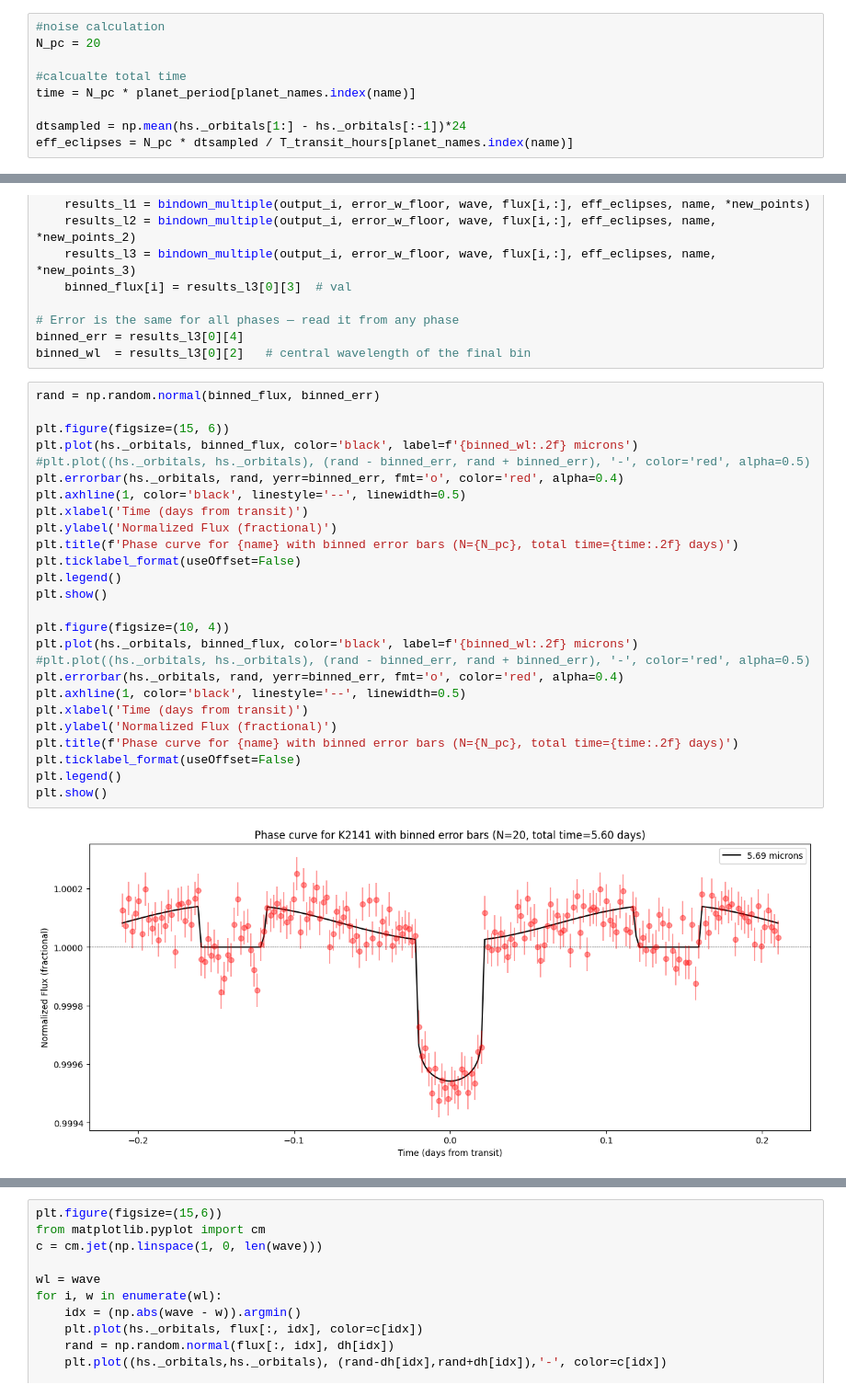
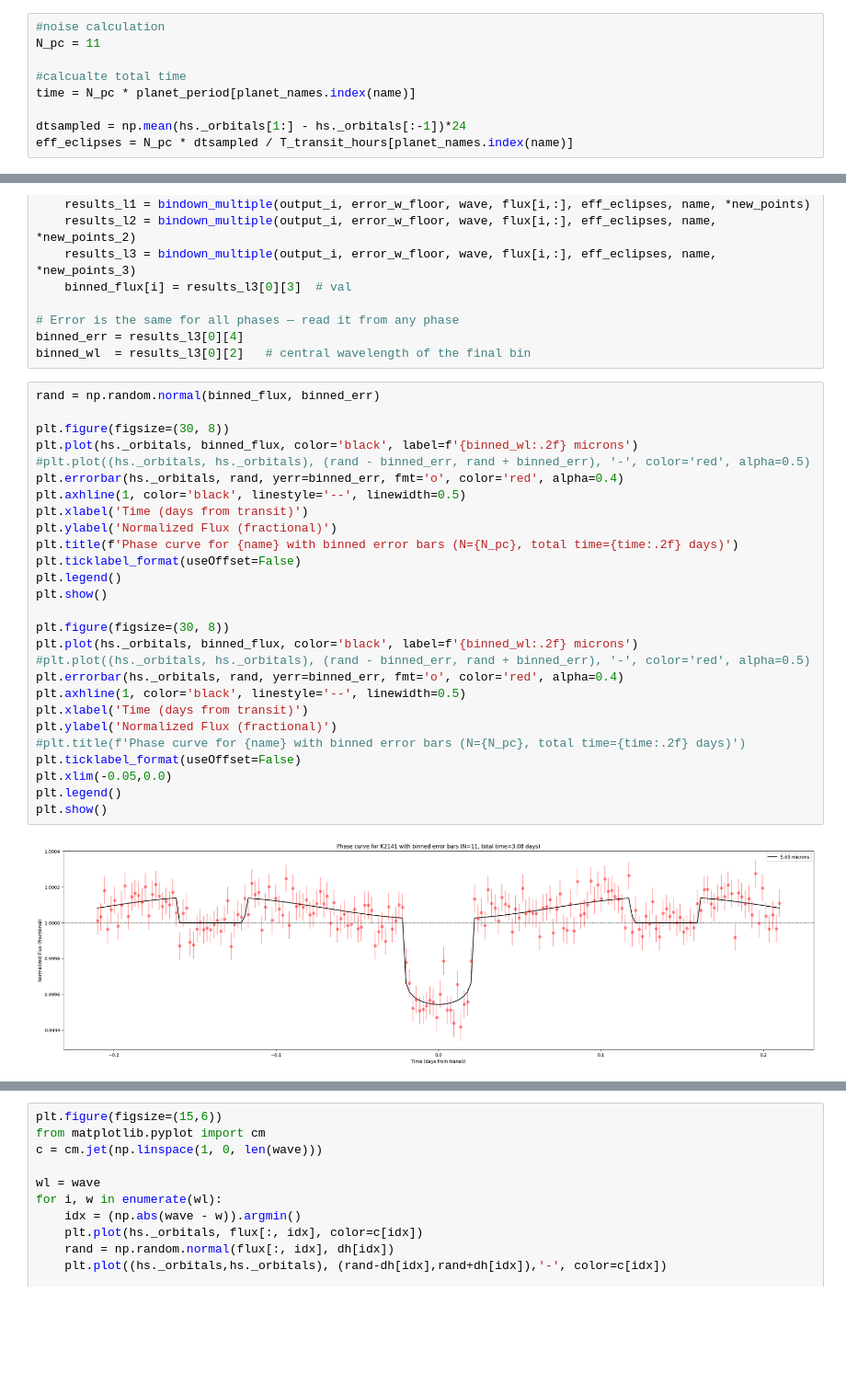
Before and after one commit to lorlo9999/MasterThesis, a Jupyter notebook: phase_curve.ipynb, the cells around one changed output, grey strips where cells are left out. Shown at 92% size. Cells and saved outputs as stored; diff of their text form; blank space fills up the shorter version.

Commit message:
FULLY working phase curve modeling

```diff
--- a/phase_curve.ipynb
+++ b/phase_curve.ipynb
@@ -329,7 +329,7 @@ new_point12 = (6.38, 0.418, 6.814, 0.447)
 new_points = [new_point9, new_point10, new_point11, new_point12]
 # %%
 #noise calculation
-N_pc = 20
+N_pc = 11
 
 #calcualte total time
 time = N_pc * planet_period[planet_names.index(name)]
@@ -352,28 +352,29 @@ binned_wl  = results_l3[0][2]   # central wavelength of the final bin
 # %%
 rand = np.random.normal(binned_flux, binned_err)
 
-plt.figure(figsize=(15, 6))
+plt.figure(figsize=(30, 8))
 plt.plot(hs._orbitals, binned_flux, color='black', label=f'{binned_wl:.2f} microns')
 #plt.plot((hs._orbitals, hs._orbitals), (rand - binned_err, rand + binned_err), '-', color='red', alpha=0.5)
 plt.errorbar(hs._orbitals, rand, yerr=binned_err, fmt='o', color='red', alpha=0.4)
 plt.axhline(1, color='black', linestyle='--', linewidth=0.5)
 plt.xlabel('Time (days from transit)')
 plt.ylabel('Normalized Flux (fractional)')
 plt.title(f'Phase curve for {name} with binned error bars (N={N_pc}, total time={time:.2f} days)')
 plt.ticklabel_format(useOffset=False)
 plt.legend()
 plt.show()
 
-plt.figure(figsize=(10, 4))
+plt.figure(figsize=(30, 8))
 plt.plot(hs._orbitals, binned_flux, color='black', label=f'{binned_wl:.2f} microns')
 #plt.plot((hs._orbitals, hs._orbitals), (rand - binned_err, rand + binned_err), '-', color='red', alpha=0.5)
 plt.errorbar(hs._orbitals, rand, yerr=binned_err, fmt='o', color='red', alpha=0.4)
 plt.axhline(1, color='black', linestyle='--', linewidth=0.5)
 plt.xlabel('Time (days from transit)')
 plt.ylabel('Normalized Flux (fractional)')
-plt.title(f'Phase curve for {name} with binned error bars (N={N_pc}, total time={time:.2f} days)')
+#plt.title(f'Phase curve for {name} with binned error bars (N={N_pc}, total time={time:.2f} days)')
 plt.ticklabel_format(useOffset=False)
+plt.xlim(-0.05,0.0)
 plt.legend()
 plt.show()
 # %% [output]
-[figure, old version]
+[figure, new version]
```
Also changed, not shown: parts of 1 cell of this notebook.
